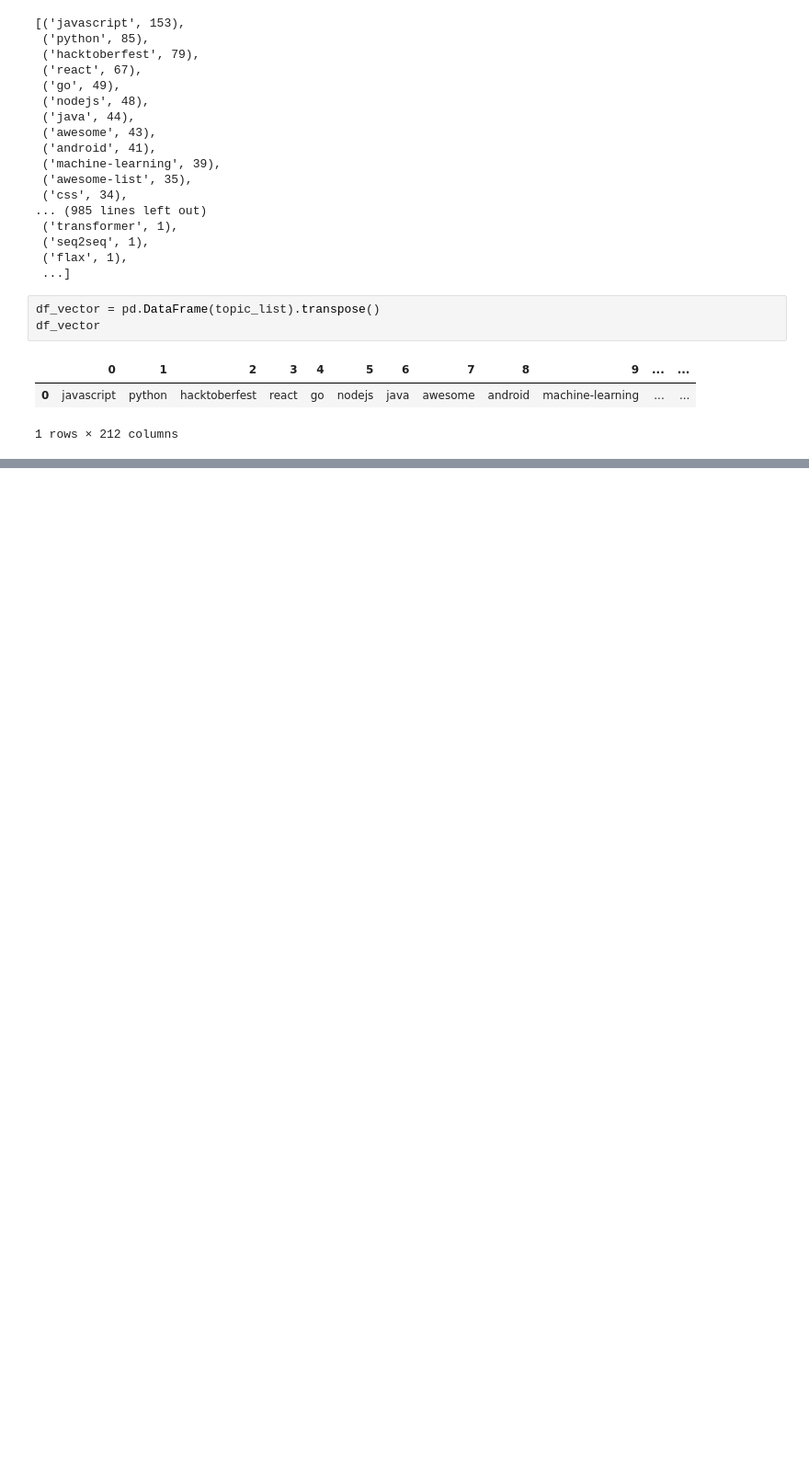
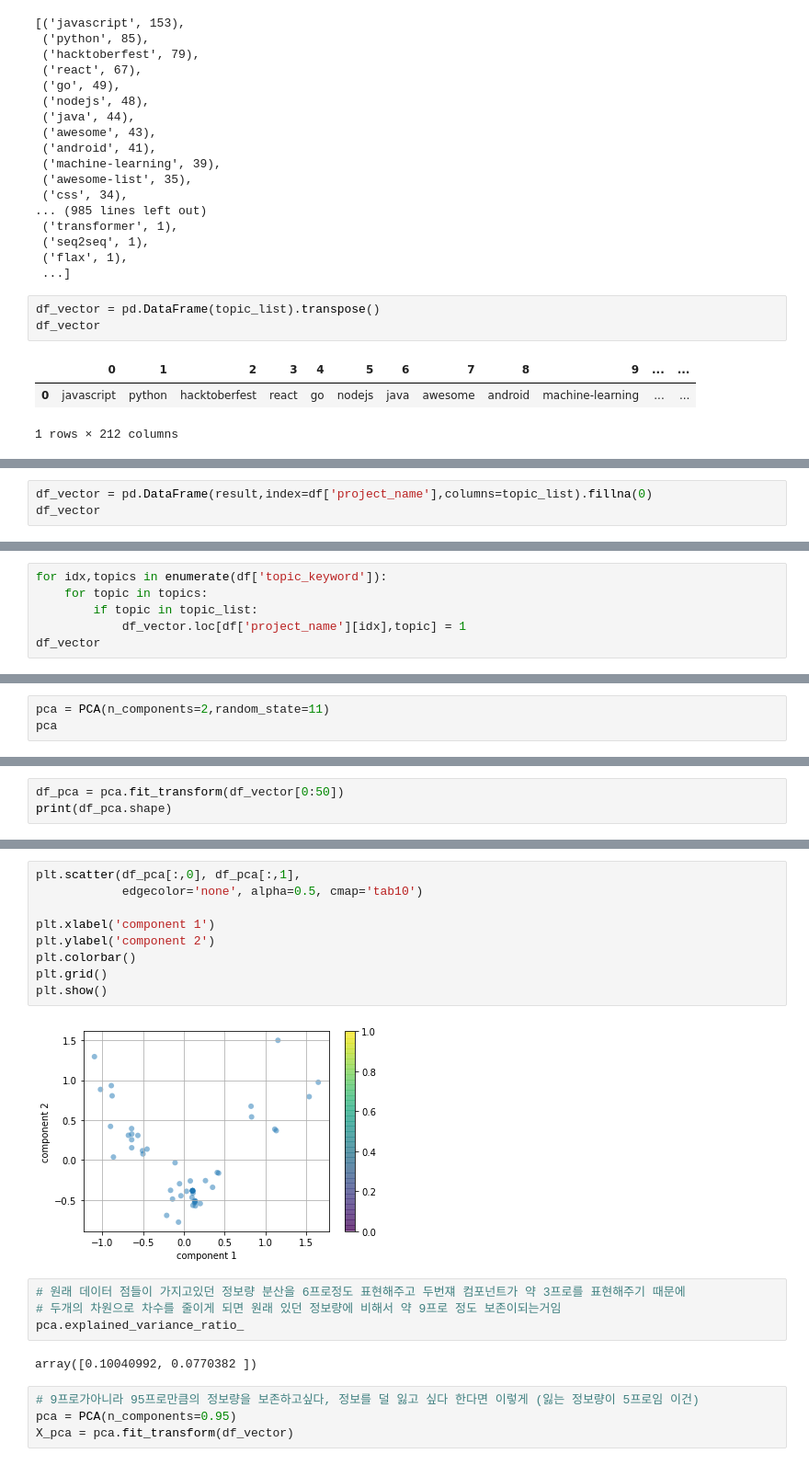
Before and after one commit to park1997/GitHub_Crawling_TextMining_Project, a Jupyter notebook: ParkByeongHyeon/Github_kmeans_clustering.ipynb, the cells around one changed output, grey strips where cells are left out. Shown at 92% size. Cells and saved outputs as stored; diff of their text form; blank space fills up the shorter version.

```diff
--- a/ParkByeongHyeon/Github_kmeans_clustering.ipynb
+++ b/ParkByeongHyeon/Github_kmeans_clustering.ipynb
@@ -99,0 +101,3 @@ for topics in df['topic_keyword']:
+# %%
+df_vector = pd.DataFrame(result,index=df['project_name'],columns=topic_list).fillna(0)
+df_vector
@@ -99,0 +119,6 @@ for topics in df['topic_keyword']:
+# %%
+for idx,topics in enumerate(df['topic_keyword']):
+    for topic in topics:
+        if topic in topic_list:
+            df_vector.loc[df['project_name'][idx],topic] = 1
+df_vector
@@ -99,0 +146,3 @@ for topics in df['topic_keyword']:
+# %%
+pca = PCA(n_components=2,random_state=11)
+pca
@@ -99,0 +151,3 @@ for topics in df['topic_keyword']:
+# %%
+df_pca = pca.fit_transform(df_vector[0:50])
+print(df_pca.shape)
@@ -99,0 +176,21 @@ for topics in df['topic_keyword']:
+# %%
+plt.scatter(df_pca[:,0], df_pca[:,1],
+            edgecolor='none', alpha=0.5, cmap='tab10')
+
+plt.xlabel('component 1')
+plt.ylabel('component 2')
+plt.colorbar()
+plt.grid()
+plt.show()
+# %% [output]
+[figure, added]
+# %%
+# 원래 데이터 점들이 가지고있던 정보량 분산을 6프로정도 표현해주고 두번쟤 컴포넌트가 약 3프로를 표현해주기 때문에
+# 두개의 차원으로 차수를 줄이게 되면 원래 있던 정보량에 비해서 약 9프로 정도 보존이되는거임
+pca.explained_variance_ratio_
+# %% [output]
+array([0.10040992, 0.0770382 ])
+# %%
+# 9프로가아니라 95프로만큼의 정보량을 보존하고싶다, 정보를 덜 잃고 싶다 한다면 이렇게 (잃는 정보량이 5프로임 이건)
+pca = PCA(n_components=0.95)
+X_pca = pca.fit_transform(df_vector)
```
Also changed, not shown: parts of 19 cells of this notebook.
